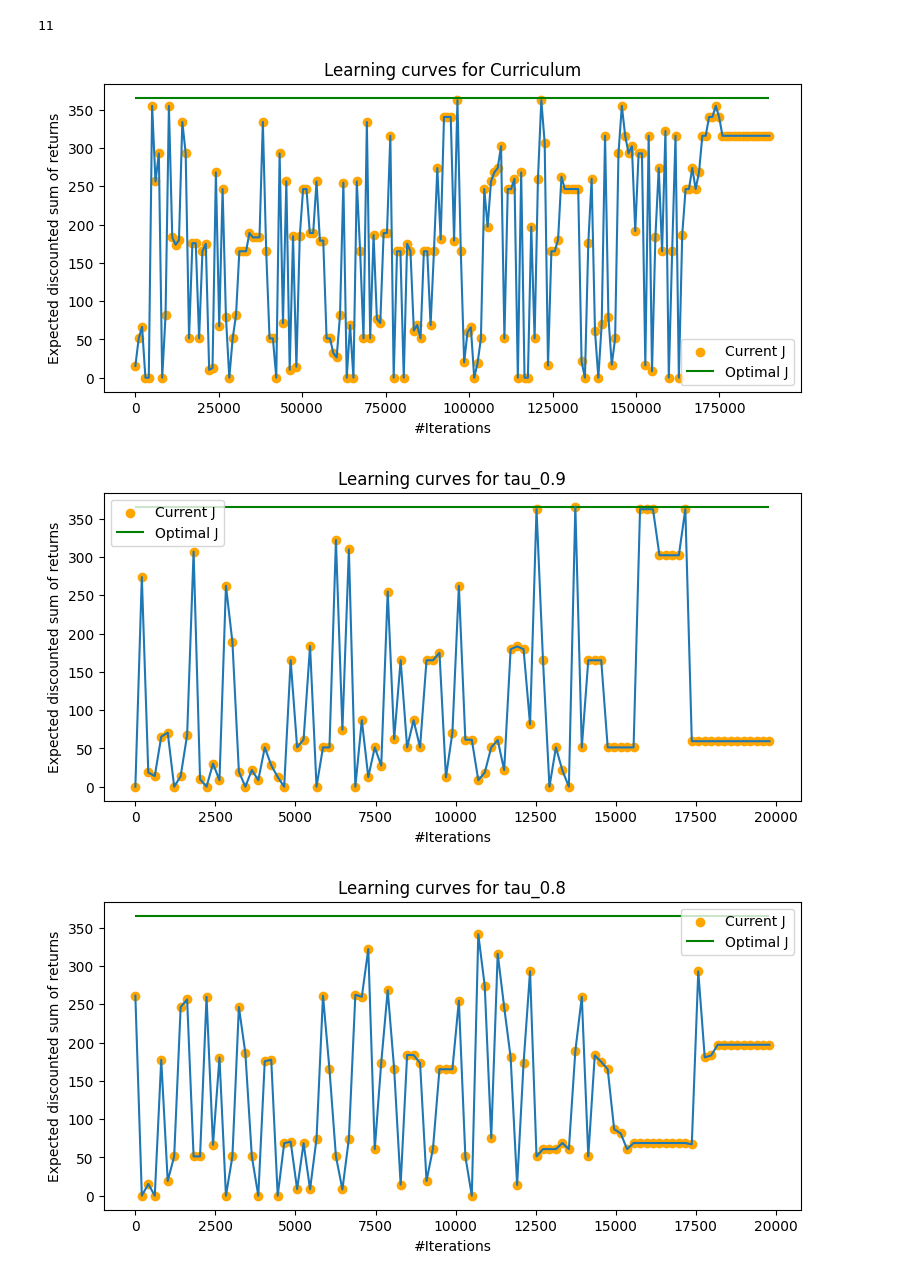
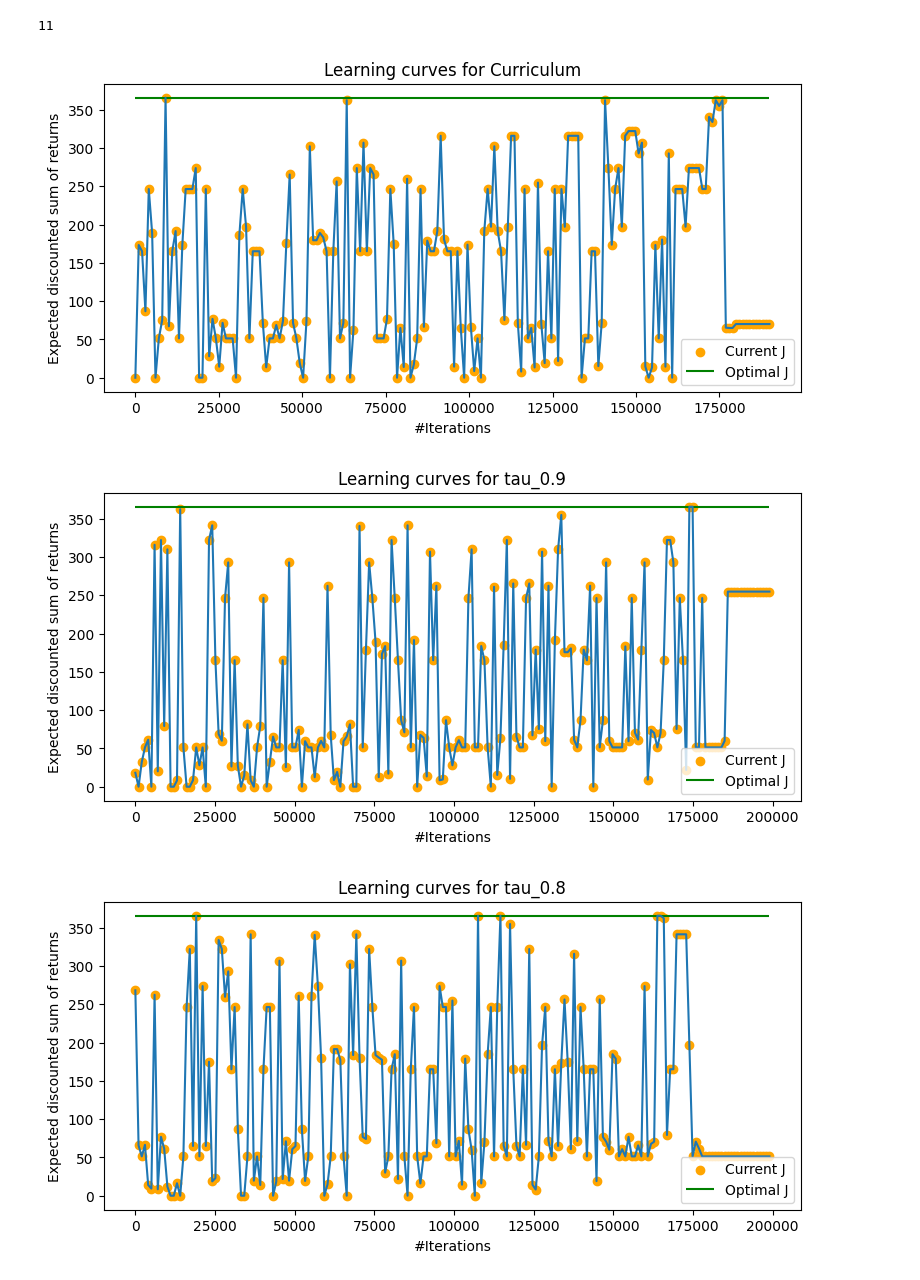
Before and after one commit to cris96spa/TMDP, a Jupyter notebook: Test.ipynb, the cells around one changed output. Saved outputs shown, nothing was run; the diff lists cells and outputs as text; code cells hidden in the pictures.

Commit message:
Intermediate curves

```diff
--- a/Test.ipynb
+++ b/Test.ipynb
@@ -102,12 +102,12 @@ print(get_policy)
 for tau in taus:
     tmdp = TMDP(river, xi, tau, gamma)
     Q = np.zeros((tmdp.nS, tmdp.nA))
-    M = 20000
+    M = 200000
 
     s = tmdp.reset()
     ret = 0
     a = eps_greedy(s, Q, 1., tmdp.allowed_actions[s.item()])
-    Q, inner_J = Q_learning(tmdp, s, a, Q, M)
+    Q, inner_J = Q_learning(tmdp, s, a, Q, M, status_step=1000)
     intermediate_results['tau_'+str(tau)] = inner_J
     delta_q = np.linalg.norm(Q_star - Q, np.inf)
     J = get_expected_avg_reward(tmdp.P_mat, get_policy(Q), tmdp.reward, tmdp.gamma, tmdp.mu)
@@ -260,21 +260,19 @@ print(len(intermediate_results.keys()))
 11
 # %%
 for i, key in enumerate(intermediate_results.keys()):
-    status_step = 200
-    if i == 0:
-        status_step = 1000
+    status_step = 1000
     xmax = len(intermediate_results[key])*status_step
     x = np.linspace(0, xmax, num=len(intermediate_results[key]))
     y = intermediate_results[key]
     plt.figure(figsize=(9, 4))
     plt.scatter(x, y, c='orange', label='Current J')
     plt.hlines(y=J_star, xmin=0, xmax=xmax, colors=['green'], label='Optimal J')
     plt.plot(x, y)
-    plt.legend()
+    plt.legend(loc="lower right")
     plt.xlabel('#Iterations')
     plt.ylabel('Expected discounted sum of returns')
     plt.title('Learning curves for '+str(key))
 # %% [output]
-[figure, old version]
+[figure, new version]
-[figure, old version]
+[figure, new version]
-[figure, old version]
+[figure, new version]
```
Also changed, not shown: parts of 6 cells of this notebook, 1 other file.
